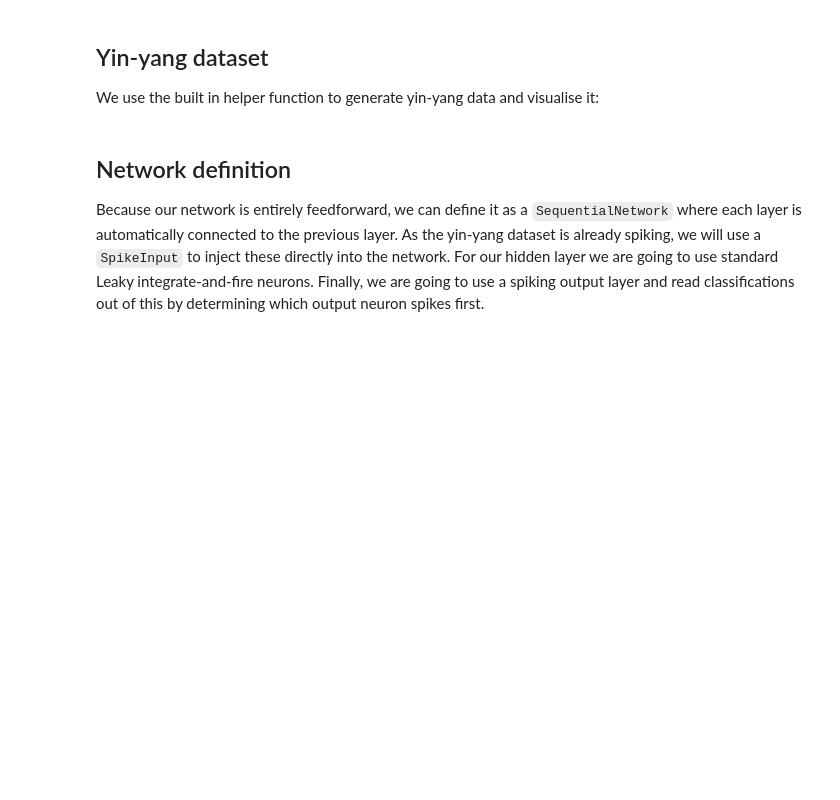
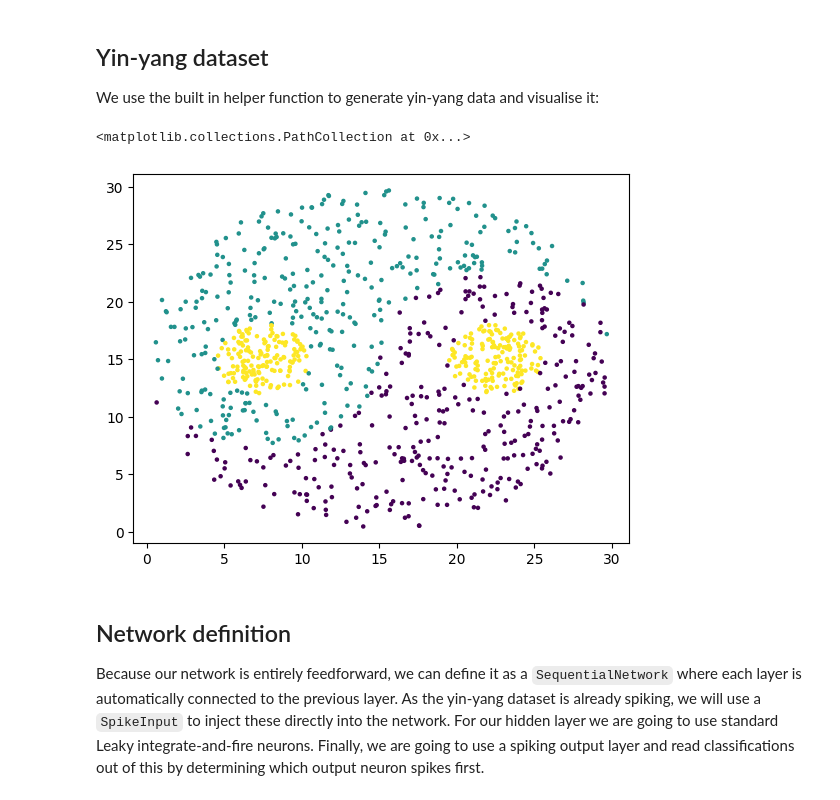
Before and after one commit to genn-team/ml_genn, a Jupyter notebook: docs/tutorials/tutorial_4.ipynb, the cells around one changed output. Drawn from its saved outputs; the diff is of its cells as text; code cells hidden in the pictures; blank space fills up the shorter version.

```diff
--- a/docs/tutorials/tutorial_4.ipynb
+++ b/docs/tutorials/tutorial_4.ipynb
@@ -72,9 +72,12 @@ We use the built in helper function to generate yin-yang data and visualise it:
 # %%
 spikes_train, labels_train = generate_yin_yang_dataset(NUM_TRAIN, EXAMPLE_TIME - (4 * DT), 2 * DT)
 
 x, y = zip(*(s.spike_times[1:3] for s in spikes_train))
 fig, axis = plt.subplots()
-axis.scatter(x, y, c=labels_train)
+axis.scatter(x, y, c=labels_train, s=5)
+# %% [output]
+<matplotlib.collections.PathCollection at 0x...>
+[figure, added]
 # %% [markdown]
 ## Network definition
 Because our network is entirely feedforward, we can define it as a ``SequentialNetwork`` where each layer is automatically connected to the previous layer. As the yin-yang dataset is already spiking, we will use a ``SpikeInput`` to inject these directly into the network. For our hidden layer we are going to use standard Leaky integrate-and-fire neurons. Finally, we are going to use a spiking output layer and read classifications out of this by determining which output neuron spikes first.
```
Also changed, not shown: parts of 1 cell of this notebook.
